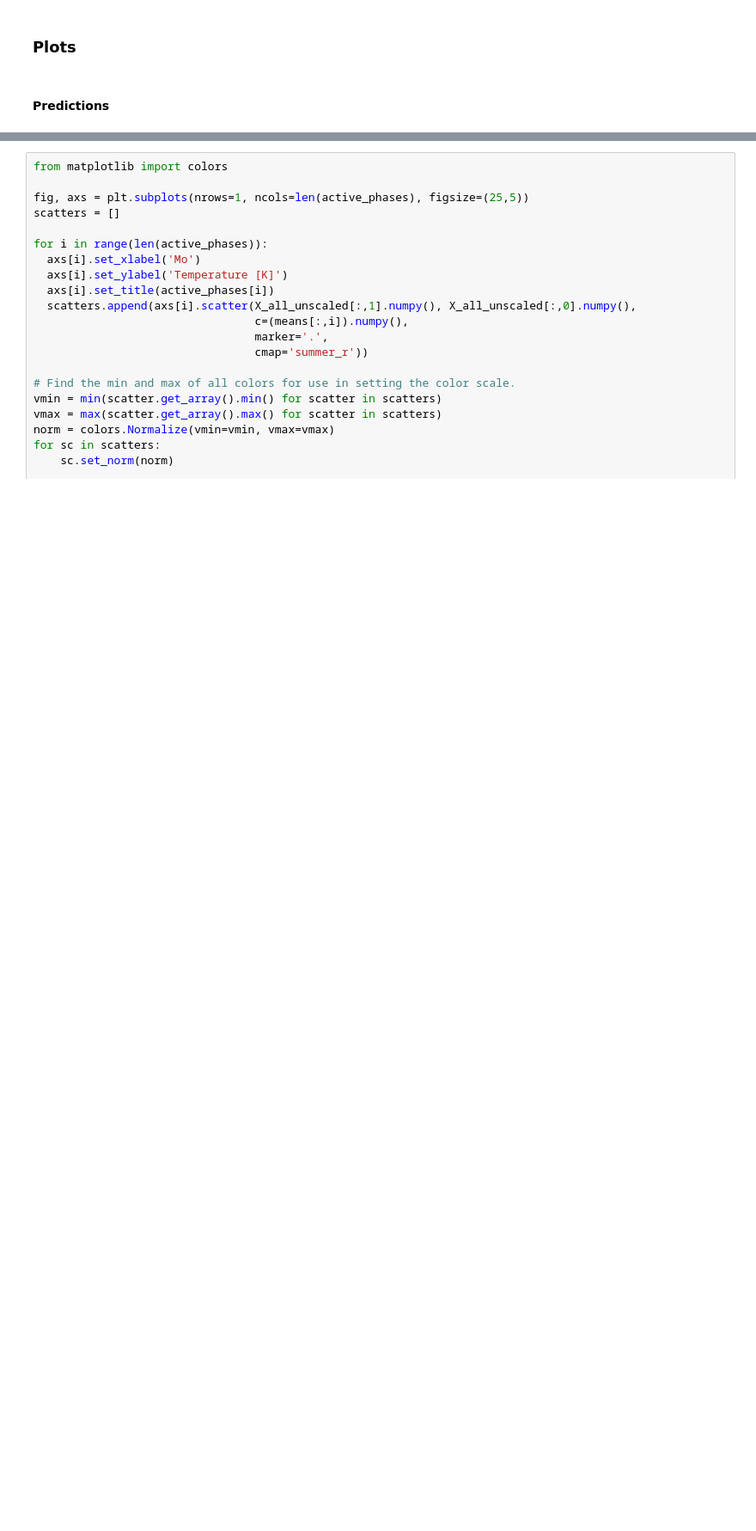
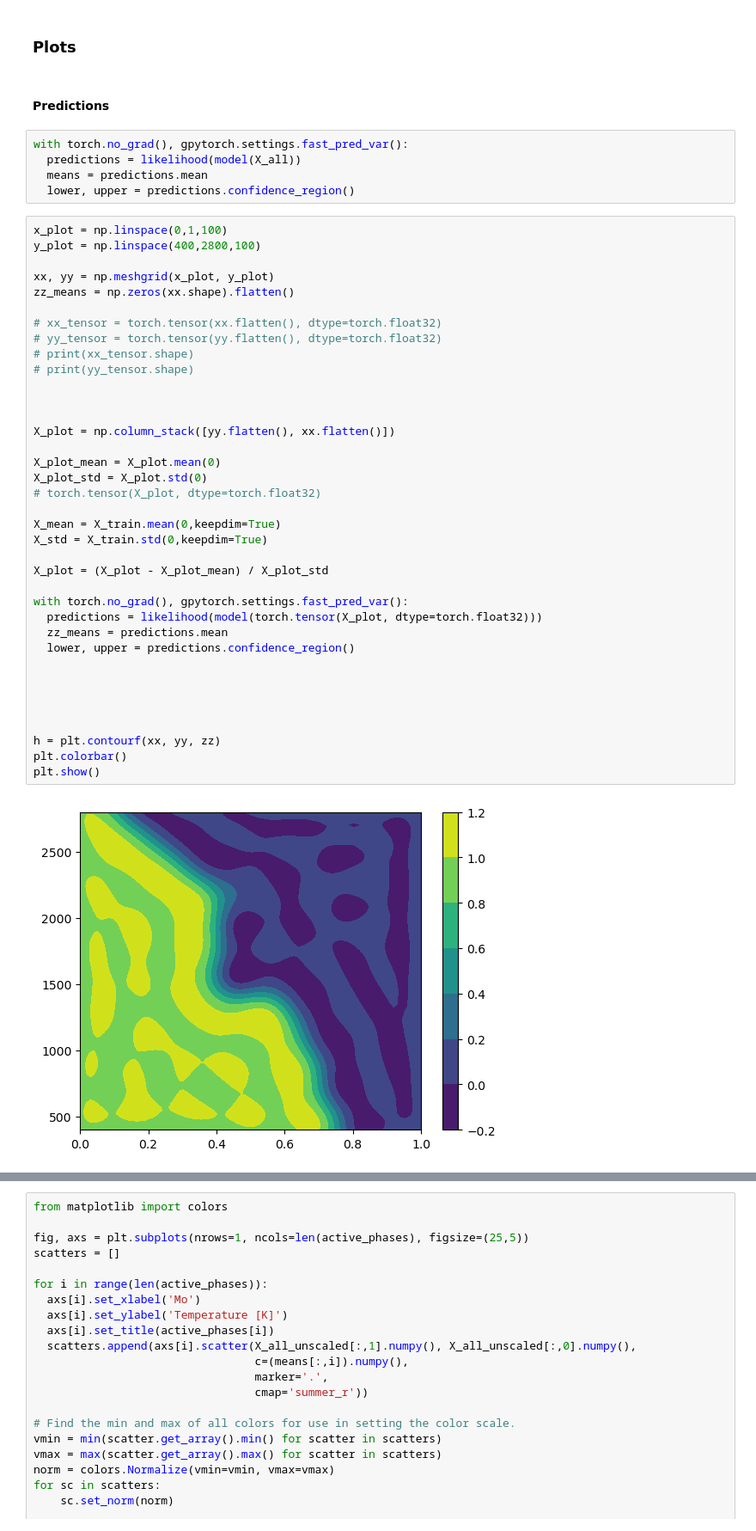
Before and after one commit to parikshitbajpai/wolverine, a Jupyter notebook: examples/GPyTorch/MoRu_Multitask.ipynb, the cells around one changed output, grey strips where cells are left out. Shown at 86% size. Cells and saved outputs as stored; diff of their text form; blank space fills up the shorter version.

```diff
--- a/examples/GPyTorch/MoRu_Multitask.ipynb
+++ b/examples/GPyTorch/MoRu_Multitask.ipynb
@@ -251,3 +272,47 @@ NN accuracy (hard + soft error): 0.603
 ### Plots
 # %% [markdown]
 #### Predictions
+# %%
+with torch.no_grad(), gpytorch.settings.fast_pred_var():
+  predictions = likelihood(model(X_all))
+  means = predictions.mean
+  lower, upper = predictions.confidence_region()
+# %%
+x_plot = np.linspace(0,1,100)
+y_plot = np.linspace(400,2800,100)
+
+xx, yy = np.meshgrid(x_plot, y_plot)
+zz_means = np.zeros(xx.shape).flatten()
+
+# xx_tensor = torch.tensor(xx.flatten(), dtype=torch.float32)
+# yy_tensor = torch.tensor(yy.flatten(), dtype=torch.float32)
+# print(xx_tensor.shape)
+# print(yy_tensor.shape)
+
+
+
+X_plot = np.column_stack([yy.flatten(), xx.flatten()])
+
+X_plot_mean = X_plot.mean(0)
+X_plot_std = X_plot.std(0)
+# torch.tensor(X_plot, dtype=torch.float32)
+
+X_mean = X_train.mean(0,keepdim=True)
+X_std = X_train.std(0,keepdim=True)
+
+X_plot = (X_plot - X_plot_mean) / X_plot_std
+
+with torch.no_grad(), gpytorch.settings.fast_pred_var():
+  predictions = likelihood(model(torch.tensor(X_plot, dtype=torch.float32)))
+  zz_means = predictions.mean
+  lower, upper = predictions.confidence_region()
+
+
+
+
+
+h = plt.contourf(xx, yy, zz)
+plt.colorbar()
+plt.show()
+# %% [output]
+[figure, added]
```
Also changed, not shown: parts of 18 cells of this notebook, 6 other files.
